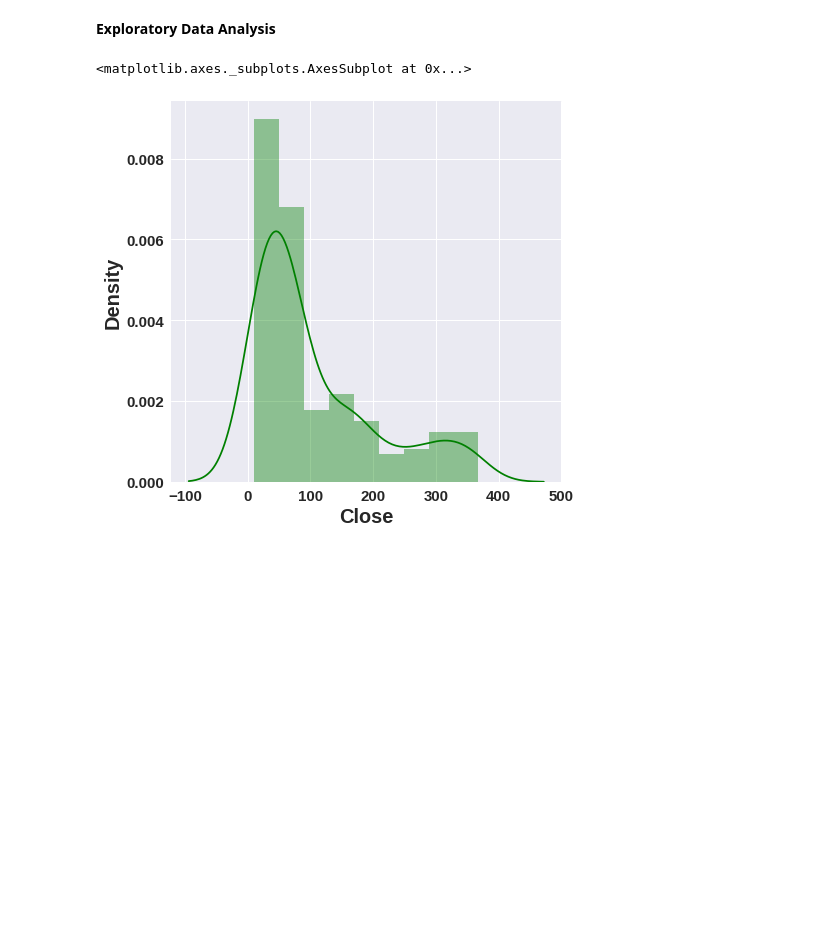
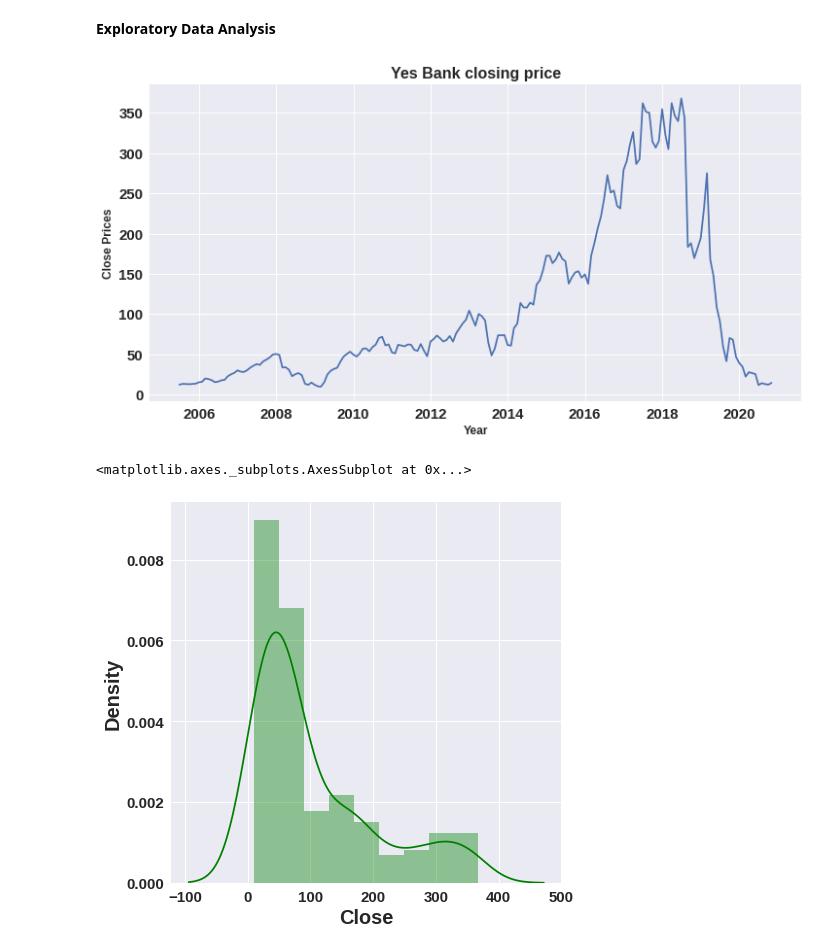
Before and after one commit to priyabodke41/Regression_capstone_project, a Jupyter notebook: Regression_capstone_project.ipynb, the cells around one changed output. Drawn from its saved outputs; the diff is of its cells as text; code cells hidden in the pictures; blank space fills up the shorter version.

```diff
--- a/Regression_capstone_project.ipynb
+++ b/Regression_capstone_project.ipynb
@@ -74,0 +106,3 @@ dtype: int64
+# %%
+from datetime import datetime
+stockdata['Date'] = stockdata['Date'].apply(lambda x: datetime.strptime(x, '%b-%y'))
@@ -75,3 +118,14 @@ dtype: int64
 # %% [markdown]
 **Exploratory Data Analysis**
+# %%
+#visualising closing price on months basis
+plt.figure(figsize=(12,6))
+plt.grid(True)
+plt.xlabel('Year', fontsize=12)
+plt.ylabel('Close Prices', fontsize=12)
+plt.plot(stockdata['Date'], stockdata['Close'])
+plt.title('Yes Bank closing price', fontsize=16)
+plt.show()
+# %% [output]
+[figure, added]
 # %%
```
Also changed, not shown: parts of 11 cells of this notebook.
